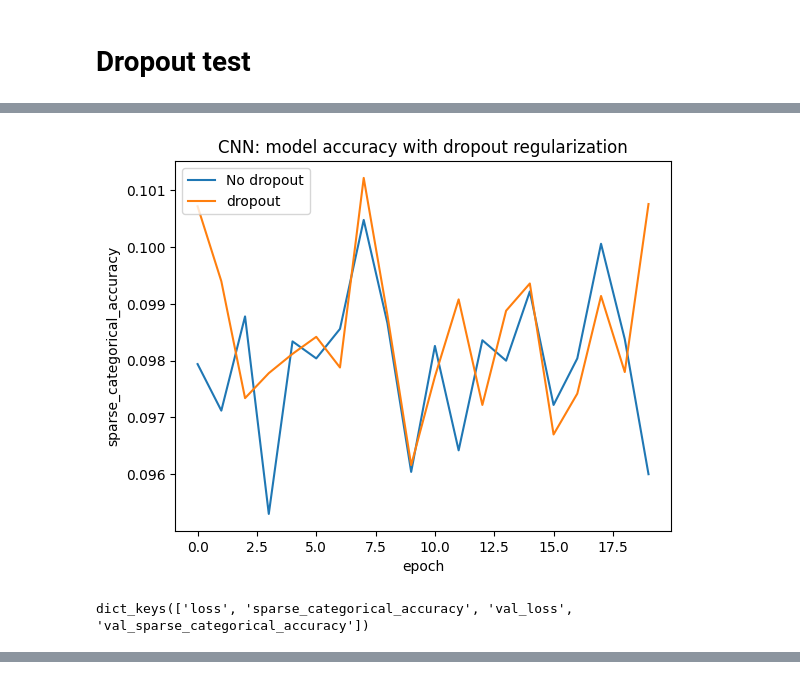
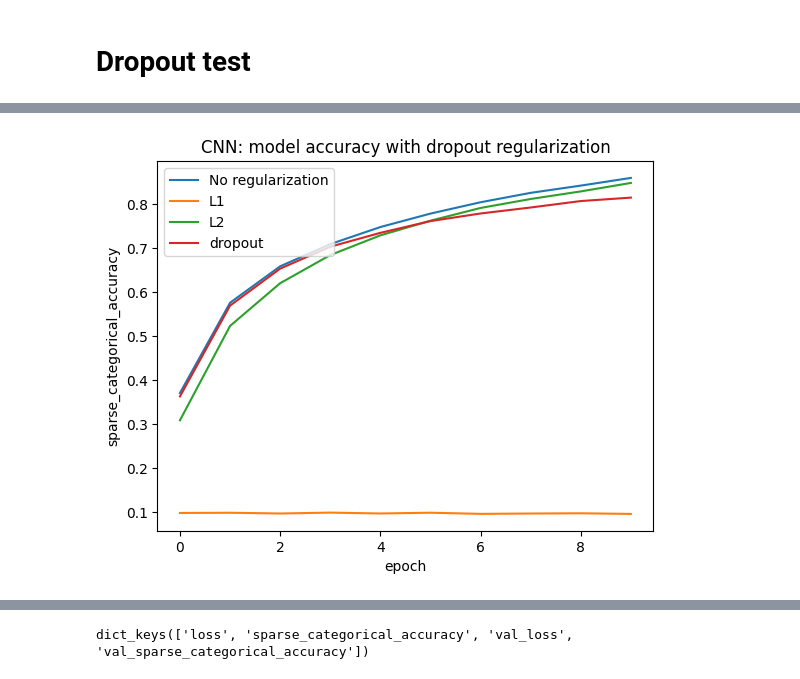
Before and after one commit to XiaoWang0317/SomeAwesomeCode, a Jupyter notebook: data_mining_pre/pre_cnn.ipynb, the cells around one changed output, grey strips where cells are left out. Saved outputs shown, nothing was run; the diff lists cells and outputs as text; code cells hidden in the pictures.

```diff
--- a/data_mining_pre/pre_cnn.ipynb
+++ b/data_mining_pre/pre_cnn.ipynb
@@ -31,6 +31,12 @@ model_cnn_0 = tf.keras.Sequential([
     tf.keras.layers.Conv2D(filters=64,kernel_size=3,padding="same", activation="relu"),
     tf.keras.layers.Conv2D(filters=64,kernel_size=3,padding="same", activation="relu"),
     tf.keras.layers.MaxPool2D(pool_size=2,strides=2,padding='valid'),
+    tf.keras.layers.Conv2D(filters=128,kernel_size=3,padding="same", activation="relu"),
+    tf.keras.layers.Conv2D(filters=128,kernel_size=3,padding="same", activation="relu"),
+    tf.keras.layers.MaxPool2D(pool_size=2,strides=2,padding='valid'),
+    tf.keras.layers.Conv2D(filters=256,kernel_size=3,padding="same", activation="relu"),
+    tf.keras.layers.Conv2D(filters=256,kernel_size=3,padding="same", activation="relu"),
+    tf.keras.layers.MaxPool2D(pool_size=2,strides=2,padding='valid'),
     tf.keras.layers.Flatten(),
     tf.keras.layers.Dense(units=128,activation='relu'),
     tf.keras.layers.Dense(10, activation='softmax')
@@ -164,30 +180,27 @@ plt.show()
 # %%
 model_cnn_2_drop = tf.keras.Sequential([
     tf.keras.layers.Conv2D(filters=32,kernel_size=3,padding="same", activation="relu", input_shape=[32,32,3]),
-    tf.keras.layers.Conv2D(filters=32,kernel_size=3,padding="same", activation="relu", kernel_regularizer=tf.keras.regularizers.l2(0.01)),
+    tf.keras.layers.Conv2D(filters=32,kernel_size=3,padding="same", activation="relu"),
     tf.keras.layers.MaxPool2D(pool_size=2,strides=2,padding='valid'),
-    tf.keras.layers.Dropout(0.3,noise_shape=None,seed=None),
-    tf.keras.layers.Conv2D(filters=64,kernel_size=3,padding="same", activation="relu", kernel_regularizer=tf.keras.regularizers.l2(0.01)),
-    tf.keras.layers.Conv2D(filters=64,kernel_size=3,padding="same", activation="relu", kernel_regularizer=tf.keras.regularizers.l2(0.01)),
+    tf.keras.layers.Conv2D(filters=64,kernel_size=3,padding="same", activation="relu"),
+    tf.keras.layers.Conv2D(filters=64,kernel_size=3,padding="same", activation="relu"),
     tf.keras.layers.MaxPool2D(pool_size=2,strides=2,padding='valid'),
-    tf.keras.layers.Dropout(0.3,noise_shape=None,seed=None),
-    tf.keras.layers.Conv2D(filters=128,kernel_size=3,padding="same", activation="relu", kernel_regularizer=tf.keras.regularizers.l2(0.01)),
-    tf.keras.layers.Conv2D(filters=128,kernel_size=3,padding="same", activation="relu", kernel_regularizer=tf.keras.regularizers.l2(0.01)),
+    tf.keras.layers.Dropout(0.2,noise_shape=None,seed=None),
+    tf.keras.layers.Conv2D(filters=128,kernel_size=3,padding="same", activation="relu"),
+    tf.keras.layers.Conv2D(filters=128,kernel_size=3,padding="same", activation="relu"),
     tf.keras.layers.MaxPool2D(pool_size=2,strides=2,padding='valid'),
-    tf.keras.layers.Dropout(0.3,noise_shape=None,seed=None),
-    tf.keras.layers.Conv2D(filters=256,kernel_size=3,padding="same", activation="relu", kernel_regularizer=tf.keras.regularizers.l2(0.01)),
-    tf.keras.layers.Conv2D(filters=256,kernel_size=3,padding="same", activation="relu", kernel_regularizer=tf.keras.regularizers.l2(0.01)),
+    tf.keras.layers.Conv2D(filters=256,kernel_size=3,padding="same", activation="relu"),
+    tf.keras.layers.Conv2D(filters=256,kernel_size=3,padding="same", activation="relu"),
     tf.keras.layers.MaxPool2D(pool_size=2,strides=2,padding='valid'),
-    tf.keras.layers.Dropout(0.3,noise_shape=None,seed=None),
+    tf.keras.layers.Dropout(0.2,noise_shape=None,seed=None),
     tf.keras.layers.Flatten(),
-    tf.keras.layers.Dropout(0.3,noise_shape=None,seed=None),
-    tf.keras.layers.Dense(units=128,activation='relu', kernel_regularizer=tf.keras.regularizers.l2(0.01)),
-    tf.keras.layers.Dense(10, activation='softmax', kernel_regularizer=tf.keras.regularizers.l2(0.01))
+    tf.keras.layers.Dense(units=128,activation='relu'),
+    tf.keras.layers.Dense(10, activation='softmax')
 ])
 # %%
 model_cnn_2_drop.compile(loss="sparse_categorical_crossentropy",
                     optimizer="Adam",
                     metrics=["sparse_categorical_accuracy"])
 # %%
-history_cnn_2_drop = model_cnn_2_drop.fit(x_train, y_train, epochs=20, validation_data=(x_test,y_test))
+history_cnn_2_drop = model_cnn_2_drop.fit(x_train, y_train, epochs=10, validation_data=(x_test,y_test))
 # %% [output]
@@ -253,17 +251,19 @@ Epoch 20/20
 # %%
 import matplotlib.pyplot as plt
-plt.plot(history_cnn_2_nodrop.history['sparse_categorical_accuracy'])
+plt.plot(history_cnn_0.history['sparse_categorical_accuracy'])
+plt.plot(history_cnn_1.history['sparse_categorical_accuracy'])
+plt.plot(history_cnn_2.history['sparse_categorical_accuracy'])
 plt.plot(history_cnn_2_drop.history['sparse_categorical_accuracy'])
 plt.title('CNN: model accuracy with dropout regularization')
 plt.ylabel('sparse_categorical_accuracy')
 plt.xlabel('epoch')
-plt.legend(['No dropout', 'dropout'], loc='upper left')
+plt.legend(['No regularization', 'L1', 'L2', 'dropout'], loc='upper left')
 plt.show()
 # %% [output]
-[figure, old version]
+[figure, new version]
-# %%
-print(history_cnn_2_nodrop.history.keys())
-# %% [output]
-dict_keys(['loss', 'sparse_categorical_accuracy', 'val_loss', 'val_sparse_categorical_accuracy'])
 # %% [markdown]
 ![image.png](attachment:image.png)
+# %%
+history_cnn_0.history.keys()
+# %% [output]
+dict_keys(['loss', 'sparse_categorical_accuracy', 'val_loss', 'val_sparse_categorical_accuracy'])
```
Also changed, not shown: parts of 15 cells of this notebook, 2 other files.
